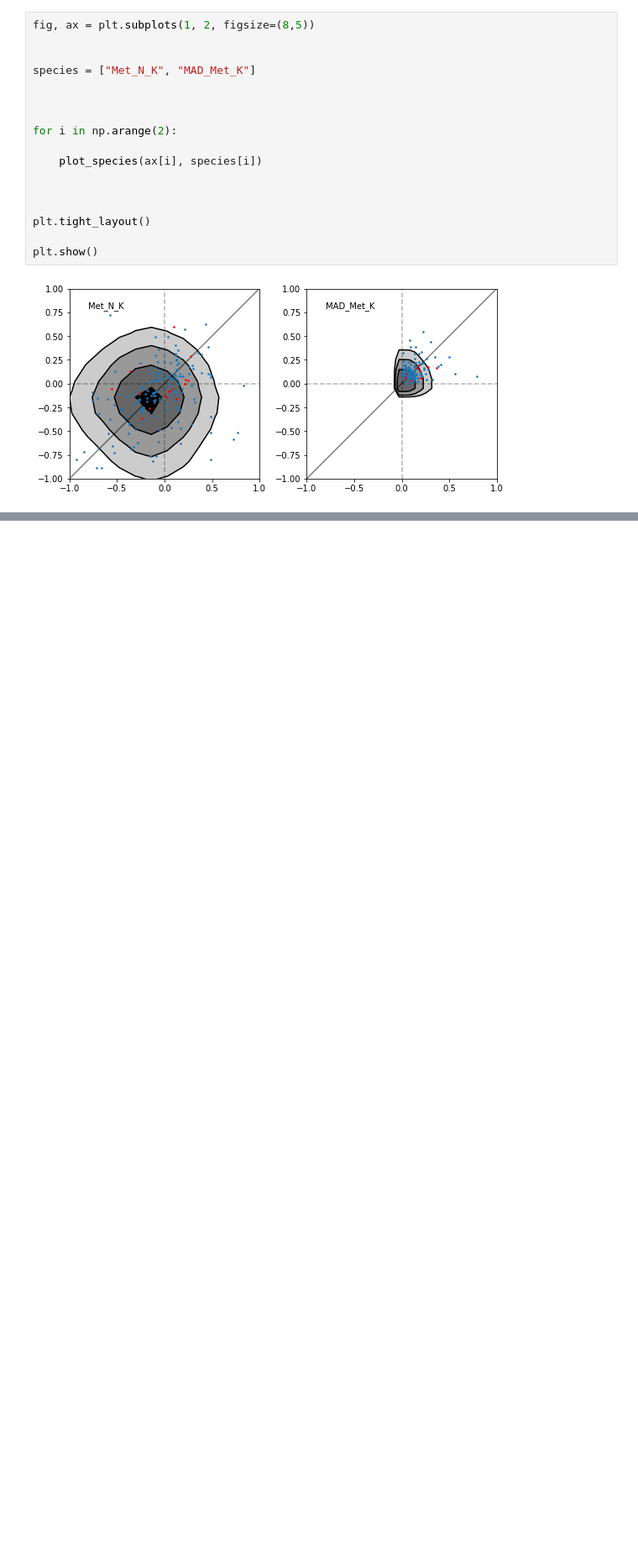
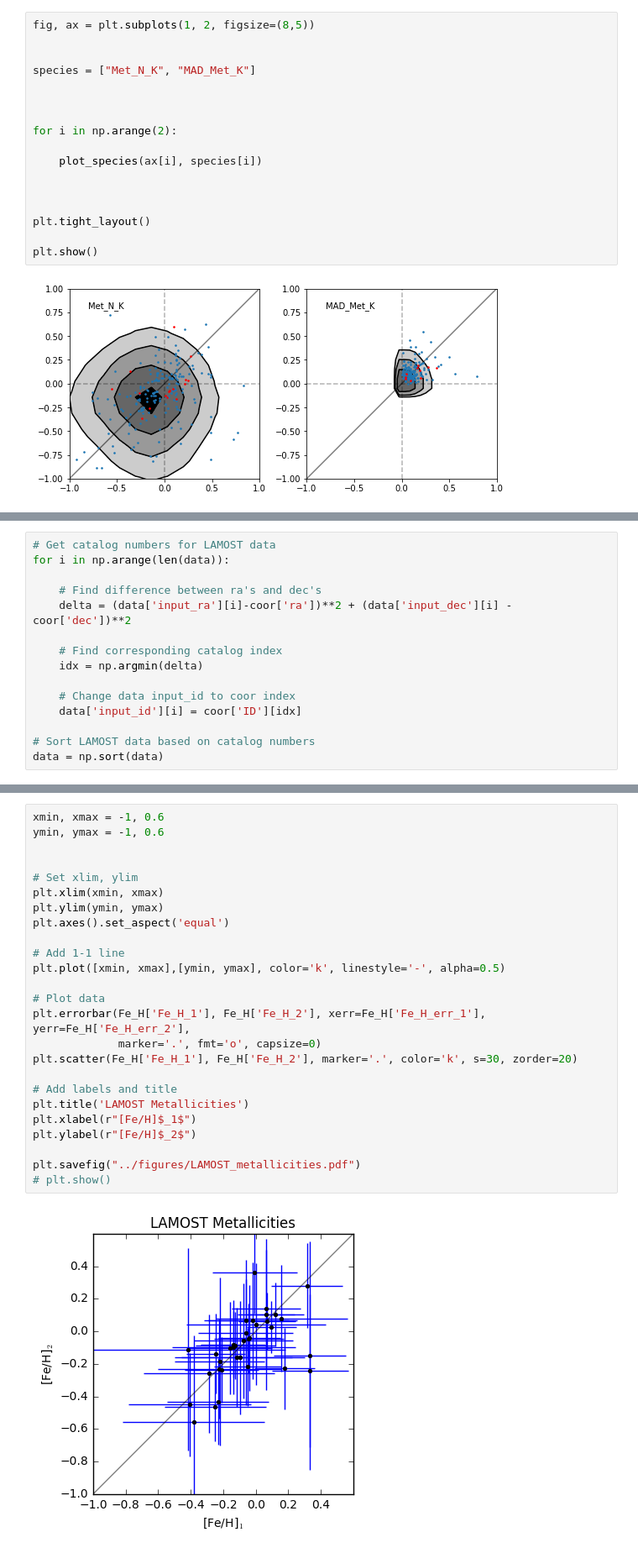
Before and after one commit to astroJeff/gaia_binaries, a Jupyter notebook: notebooks/Metallicities.ipynb, the cells around one changed output, grey strips where cells are left out. Shown at 84% size. Saved outputs shown, nothing was run; the diff lists cells and outputs as text; blank space fills up the shorter version.

```diff
--- a/notebooks/Metallicities.ipynb
+++ b/notebooks/Metallicities.ipynb
@@ -212,0 +233,15 @@ plt.show()
+# %%
+# Get catalog numbers for LAMOST data
+for i in np.arange(len(data)):
+
+    # Find difference between ra's and dec's
+    delta = (data['input_ra'][i]-coor['ra'])**2 + (data['input_dec'][i] - coor['dec'])**2
+
+    # Find corresponding catalog index
+    idx = np.argmin(delta)
+
+    # Change data input_id to coor index
+    data['input_id'][i] = coor['ID'][idx]
+
+# Sort LAMOST data based on catalog numbers
+data = np.sort(data)
@@ -212,0 +340,27 @@ plt.show()
+# %%
+xmin, xmax = -1, 0.6
+ymin, ymax = -1, 0.6
+
+
+# Set xlim, ylim
+plt.xlim(xmin, xmax)
+plt.ylim(ymin, ymax)
+plt.axes().set_aspect('equal')
+
+# Add 1-1 line
+plt.plot([xmin, xmax],[ymin, ymax], color='k', linestyle='-', alpha=0.5)
+
+# Plot data
+plt.errorbar(Fe_H['Fe_H_1'], Fe_H['Fe_H_2'], xerr=Fe_H['Fe_H_err_1'], yerr=Fe_H['Fe_H_err_2'],
+             marker='.', fmt='o', capsize=0)
+plt.scatter(Fe_H['Fe_H_1'], Fe_H['Fe_H_2'], marker='.', color='k', s=30, zorder=20)
+
+# Add labels and title
+plt.title('LAMOST Metallicities')
+plt.xlabel(r"[Fe/H]$_1$")
+plt.ylabel(r"[Fe/H]$_2$")
+
+plt.savefig("../figures/LAMOST_metallicities.pdf")
+# plt.show()
+# %% [output]
+[figure, added]
```
Also changed, not shown: parts of 10 cells of this notebook.
